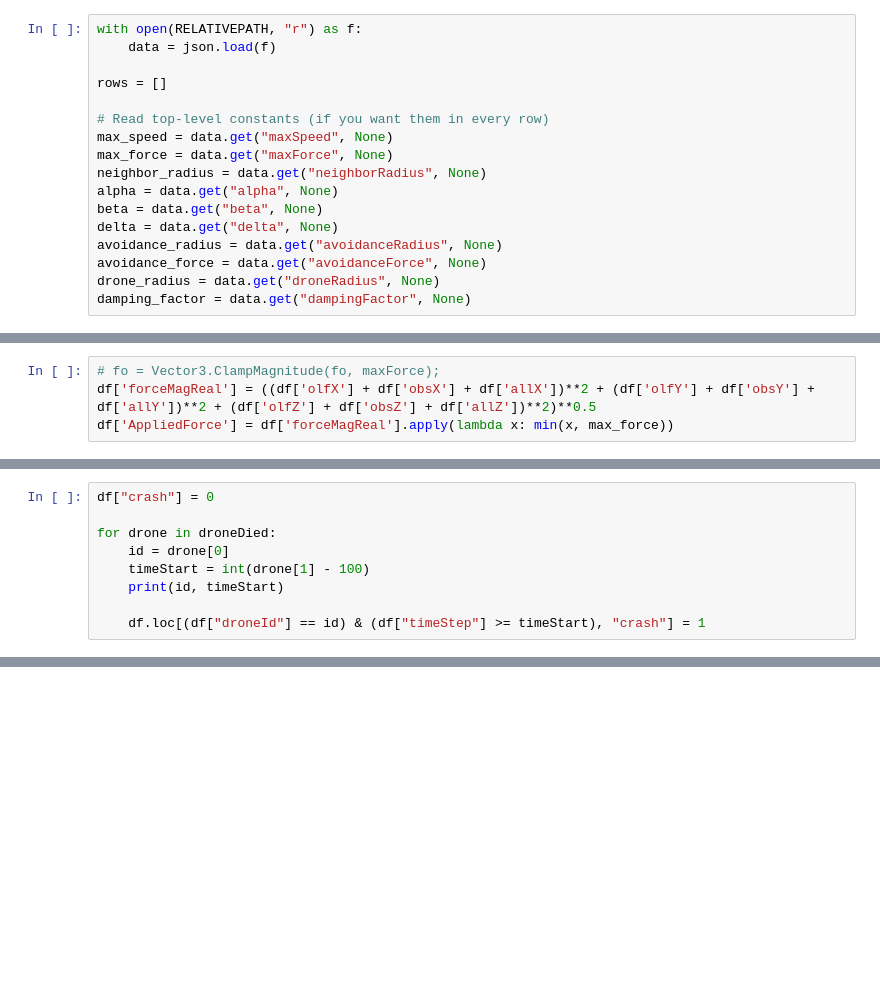
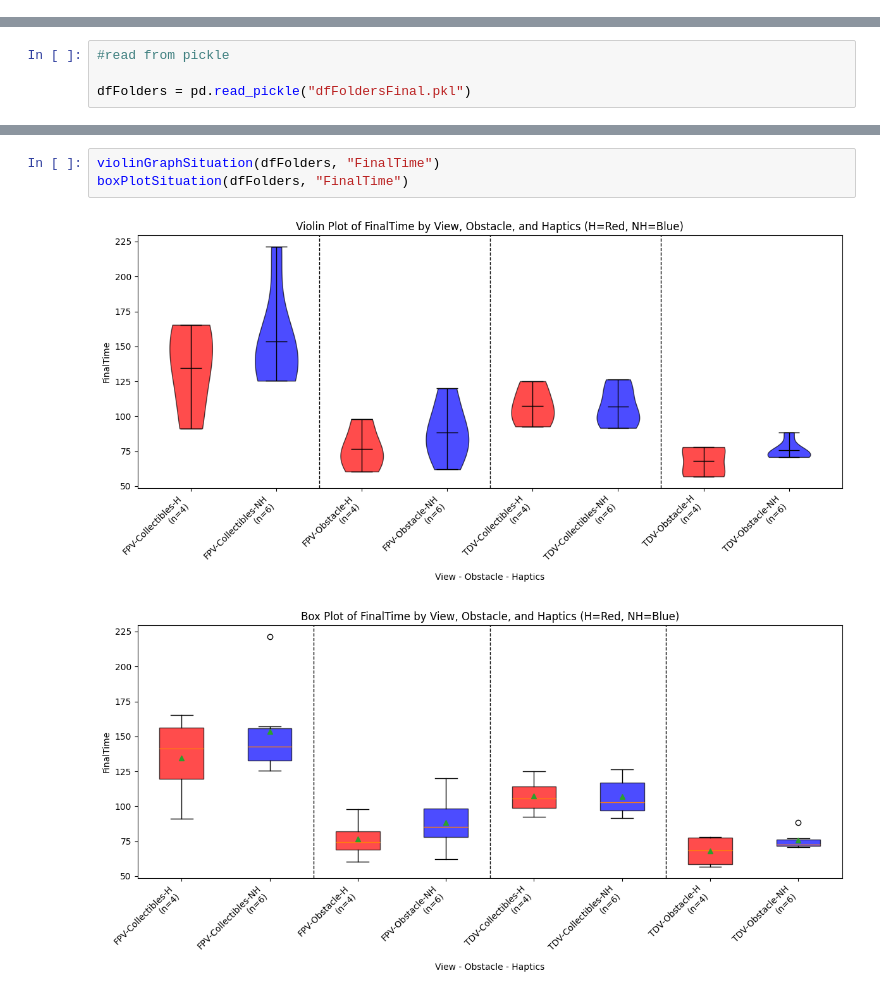
Before and after one commit to DariusGiannoli/DroneSwarmUnity, a Jupyter notebook: SoundMapping/SoundMappingUnity/trajectory.ipynb, the cells around one changed output, grey strips where cells are left out. Saved outputs shown, nothing was run; the diff lists cells and outputs as text; blank space fills up the shorter version.

Commit message:
Data analysis

```diff
--- a/SoundMapping/SoundMappingUnity/trajectory.ipynb
+++ b/SoundMapping/SoundMappingUnity/trajectory.ipynb
@@ -9,17 +0,0 @@ RELATIVEPATH = '.\\' + "Assets\Data\default\dataForce_default_1_0_13.json"
-# %%
-with open(RELATIVEPATH, "r") as f:
-    data = json.load(f)
-
-rows = []
-
-# Read top-level constants (if you want them in every row)
-max_speed = data.get("maxSpeed", None)
-max_force = data.get("maxForce", None)
-neighbor_radius = data.get("neighborRadius", None)
-alpha = data.get("alpha", None)
-beta = data.get("beta", None)
-delta = data.get("delta", None)
-avoidance_radius = data.get("avoidanceRadius", None)
-avoidance_force = data.get("avoidanceForce", None)
-drone_radius = data.get("droneRadius", None)
-damping_factor = data.get("dampingFactor", None)
@@ -167,4 +0,0 @@ df = pd.DataFrame(rows)
-# %%
-# fo = Vector3.ClampMagnitude(fo, maxForce);
-df['forceMagReal'] = ((df['olfX'] + df['obsX'] + df['allX'])**2 + (df['olfY'] + df['obsY'] + df['allY'])**2 + (df['olfZ'] + df['obsZ'] + df['allZ'])**2)**0.5
-df['AppliedForce'] = df['forceMagReal'].apply(lambda x: min(x, max_force))
@@ -182,9 +0,0 @@ for drone in lifeLong.index:
-# %%
-df["crash"] = 0
-
-for drone in droneDied:
-    id = drone[0]
-    timeStart = int(drone[1] - 100)
-    print(id, timeStart)
-
-    df.loc[(df["droneId"] == id) & (df["timeStep"] >= timeStart), "crash"] = 1
@@ -228,0 +308,4 @@ Index(['droneId', 'timeStep', 'posX', 'posY', 'posZ', 'velX', 'velY', 'velZ',
+# %%
+#read from pickle
+
+dfFolders = pd.read_pickle("dfFoldersFinal.pkl")
@@ -228,0 +427,6 @@ Index(['droneId', 'timeStep', 'posX', 'posY', 'posZ', 'velX', 'velY', 'velZ',
+# %%
+violinGraphSituation(dfFolders, "FinalTime")
+boxPlotSituation(dfFolders, "FinalTime")
+# %% [output]
+[figure, added]
+[figure, added]
```
Also changed, not shown: parts of 42 cells of this notebook.
